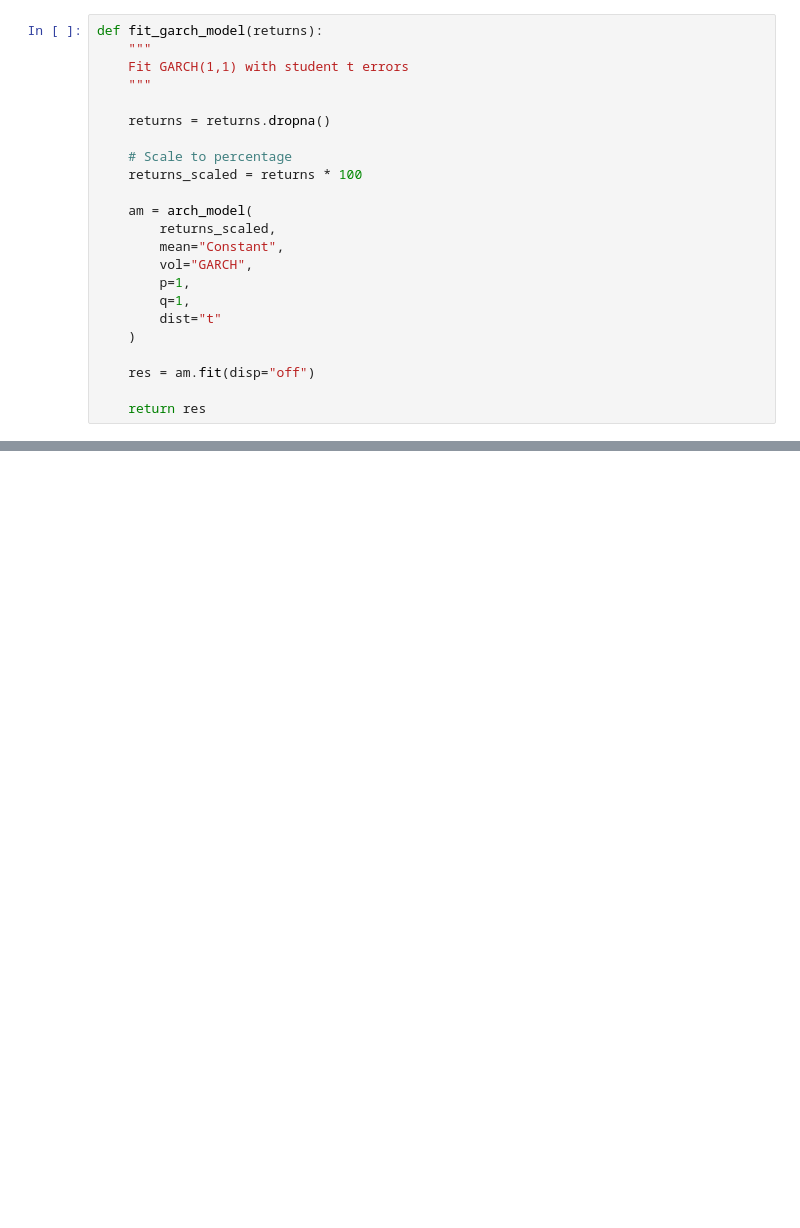
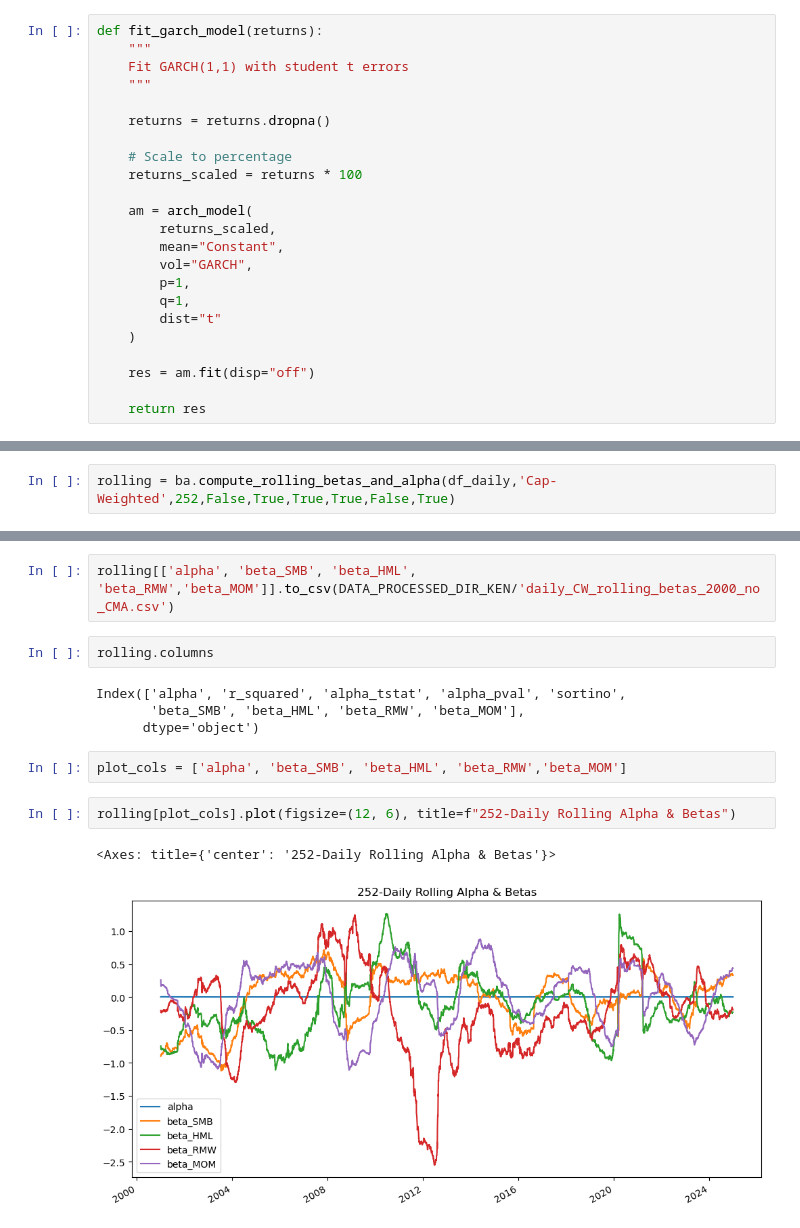
Before and after one commit to eviprous/Invesco_Research_Project, a Jupyter notebook: notebooks/Factors_Regressions_App.ipynb, the cells around one changed output, grey strips where cells are left out. Saved outputs shown, nothing was run; the diff lists cells and outputs as text; blank space fills up the shorter version.

```diff
--- a/notebooks/Factors_Regressions_App.ipynb
+++ b/notebooks/Factors_Regressions_App.ipynb
@@ -477,0 +530,2 @@ VBox(children=(HTML(value="<h2 style='color:#003366;'>Rolling Factor Analysis Ap
+# %%
+rolling = ba.compute_rolling_betas_and_alpha(df_daily,'Cap-Weighted',252,False,True,True,True,False,True)
@@ -477,0 +548,15 @@ VBox(children=(HTML(value="<h2 style='color:#003366;'>Rolling Factor Analysis Ap
+# %%
+rolling[['alpha', 'beta_SMB', 'beta_HML', 'beta_RMW','beta_MOM']].to_csv(DATA_PROCESSED_DIR_KEN/'daily_CW_rolling_betas_2000_no_CMA.csv')
+# %%
+rolling.columns
+# %% [output]
+Index(['alpha', 'r_squared', 'alpha_tstat', 'alpha_pval', 'sortino',
+       'beta_SMB', 'beta_HML', 'beta_RMW', 'beta_MOM'],
+      dtype='object')
+# %%
+plot_cols = ['alpha', 'beta_SMB', 'beta_HML', 'beta_RMW','beta_MOM']
+# %%
+rolling[plot_cols].plot(figsize=(12, 6), title=f"252-Daily Rolling Alpha & Betas")
+# %% [output]
+<Axes: title={'center': '252-Daily Rolling Alpha & Betas'}>
+[figure, added]
```
Also changed, not shown: parts of 23 cells of this notebook, 14 other files.
